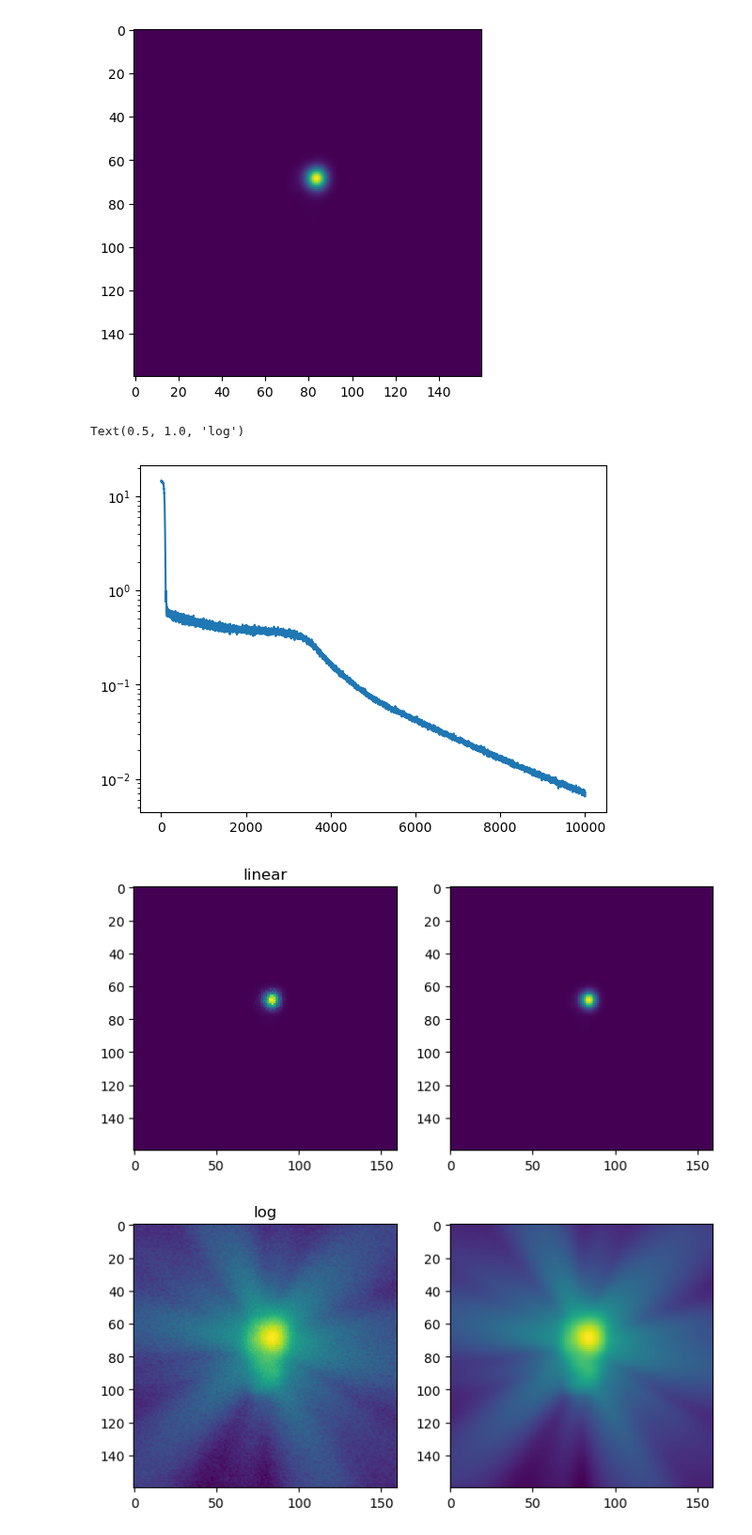
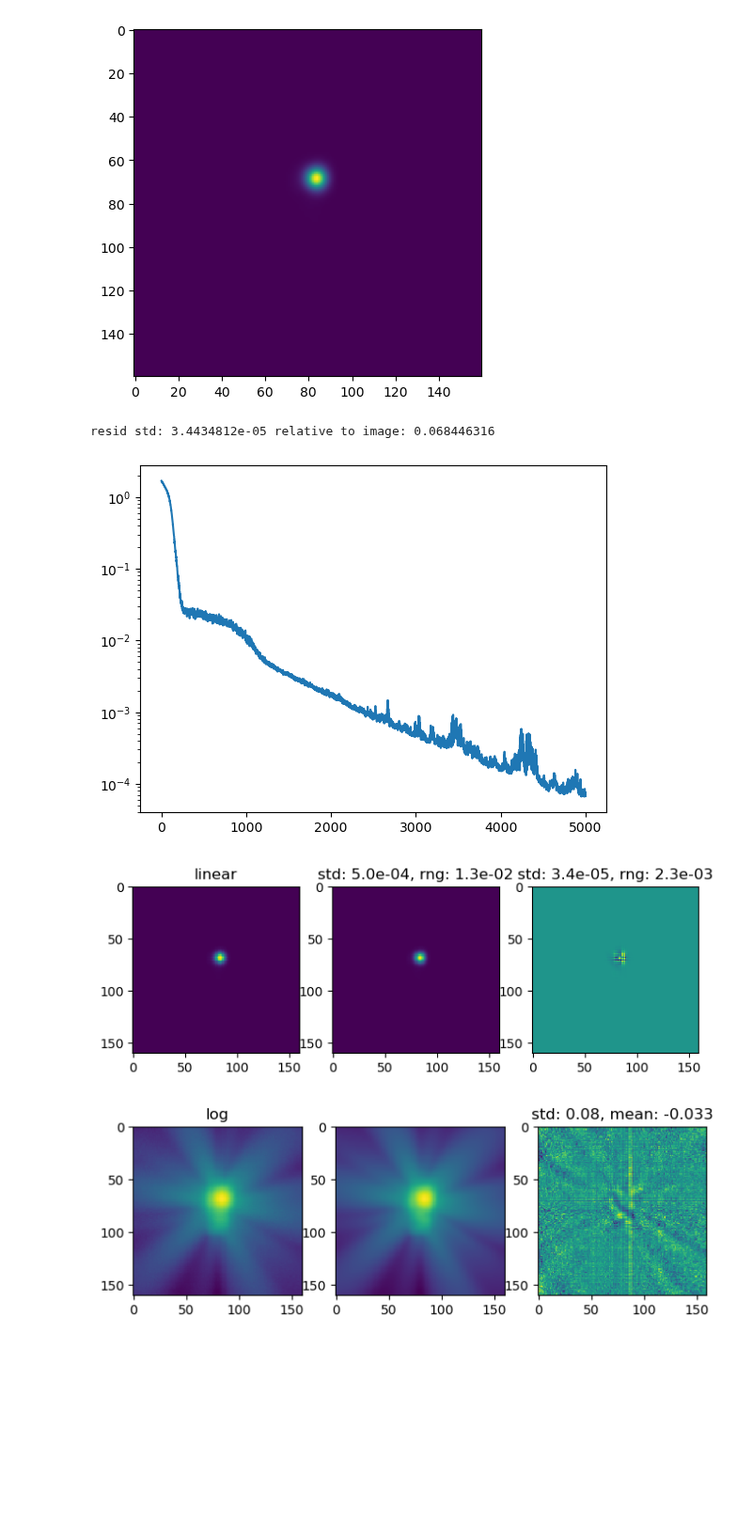
Before and after one commit to eteq/m31_jwst_2609_vol2, a Jupyter notebook: experimentation/fast_psf_inr_sl2.ipynb, the cells around one changed output. Shown at 94% size. Cells and saved outputs as stored; diff of their text form; code cells hidden in the pictures; blank space fills up the shorter version.

```diff
--- a/experimentation/fast_psf_inr_sl2.ipynb
+++ b/experimentation/fast_psf_inr_sl2.ipynb
@@ -227,7 +230,7 @@ def rel_loss_fn(model, x, y, eps=1e-8):
     y_pred = jax.vmap(model)(x)
     return jnp.mean(((y_pred - y)/(y + eps))**2)
 
-def mse_plus_log_loss_fn(model, x, y, logfrac=0.1, eps=1e-8):
+def mse_plus_log_loss_fn(model, x, y, logfrac=0.01, eps=1e-8):
     y_pred = jax.vmap(model)(x)
     mse = (y_pred - y)**2
     log_loss = (jnp.log(y_pred+eps) - jnp.log(y+eps))**2
@@ -259,7 +262,7 @@ plt.imshow(psfarrs[512])
 [figure]
 # %%
 LEARNING_RATE = 1e-4
-EPOCHS = 10000
+EPOCHS = 5000
 BATCH_SIZE = 2048
 
 psf = psfarrs[512] # psf is (160, 160)
@@ -269,41 +272,54 @@ xpx, ypx = jnp.indices(psfarrs.shape[1:])
 xs = jnp.stack((xpx.ravel(), ypx.ravel()), axis=-1).astype(float)
 xnorm = CoordinateNormalizer(xs)
 xs = xnorm.normalize(xs)
 ys = psf.ravel()/psf.max()
 
 
-model = PSFINR(n_in_coo=2, encoder_tau=10, encoder_n_freqs=64, hidden_size=256, num_hidden_layers=4)
+model = PSFSL2AINR(n_in_coo=2)
 
 optimizer = optax.adam(learning_rate=LEARNING_RATE)
 
 opt_state = optimizer.init(eqx.filter(model, eqx.is_array))
 
 losses = jnp.ones((EPOCHS,)) * jnp.nan
 t = tqdm(range(EPOCHS))
 for i in t:
     rkey, subkey = jax.random.split(rkey)
     batch_idx = jax.random.choice(subkey, ys.size, shape=(BATCH_SIZE,), replace=False)
     model, opt_state, loss_value = make_step(model, opt_state, xs[batch_idx], ys[batch_idx], optimizer.update)
 
     losses = losses.at[i].set(loss_value)
     t.set_postfix({"loss": losses[i]})
 
 plt.semilogy(losses)
 
 
 pred = jax.vmap(model)(xs).reshape(psfarrs.shape[1:])
+rnpred = pred / pred.sum()
+rnpsf = psf / psf.sum()
+diff = rnpsf - rnpred
 
-fig, (ax1, ax2) = plt.subplots(1, 2, figsize=(8, 15))
-ax1.imshow(pred, interpolation='nearest')
-ax2.imshow(psf, interpolation='nearest')
+fig, (ax1, ax2, ax3) = plt.subplots(1, 3, figsize=(8, 16))
+ax1.imshow(rnpred, interpolation='nearest')
+ax2.imshow(rnpsf, interpolation='nearest')
+ax3.imshow(diff, interpolation='nearest')
+
+ax2.set_title(f'std: {rnpred.std():.1e}, rng: {rnpred.max()-rnpred.min():.1e}')
+ax3.set_title(f'std: {diff.std():.1e}, rng: {diff.max()-diff.min():.1e}')
+
 ax1.set_title('linear')
 
-fig, (ax1, ax2) = plt.subplots(1, 2, figsize=(8, 15))
-ax1.imshow(jnp.log(pred), interpolation='nearest')
-ax2.imshow(jnp.log(psf), interpolation='nearest')
+fig, (ax1, ax2, ax3) = plt.subplots(1, 3, figsize=(8, 16))
+ax1.imshow(jnp.log(rnpred), interpolation='nearest')
+ax2.imshow(jnp.log(rnpsf), interpolation='nearest')
+ldiff = jnp.log(rnpsf) - jnp.log(rnpred)
+ax3.imshow(ldiff, interpolation='nearest')
+ax3.set_title(f'std: {ldiff.std():.2}, mean: {ldiff.mean():.2}')
 ax1.set_title('log')
+
+print('resid std:', diff.std(), 'relative to image:', diff.std()/rnpsf.std())
 # %% [output]
-Text(0.5, 1.0, 'log')
+resid std: 3.4434812e-05 relative to image: 0.068446316
-[figure, old version]
+[figure, new version]
-[figure, old version]
+[figure, new version]
-[figure, old version]
+[figure, new version]
```
Also changed, not shown: parts of 17 cells of this notebook, 13 other files.
